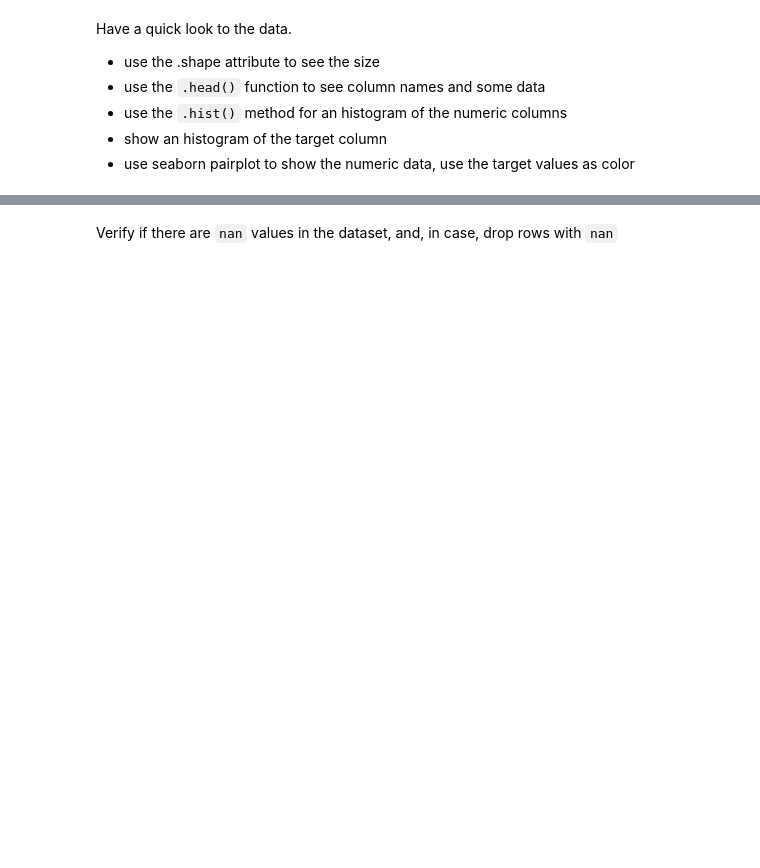
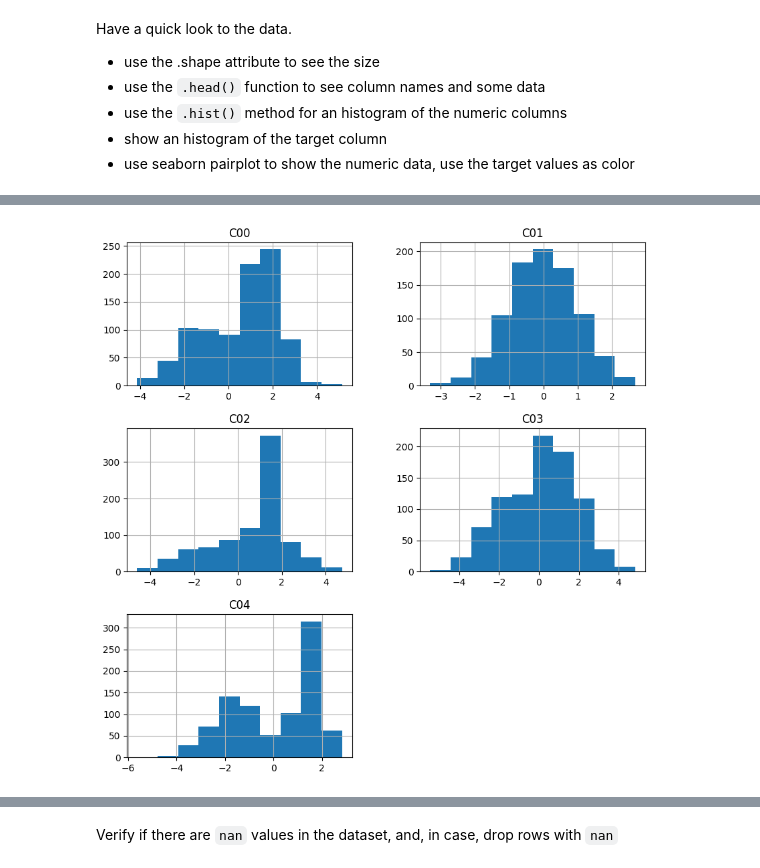
Before and after one commit to jcbraz/bbs-ml, a Jupyter notebook: mock_exam/python_lab_mock_exam_nocode_blind.ipynb, the cells around one changed output, grey strips where cells are left out. Drawn from its saved outputs; the diff is of its cells as text; code cells hidden in the pictures; blank space fills up the shorter version.

```diff
--- a/mock_exam/python_lab_mock_exam_nocode_blind.ipynb
+++ b/mock_exam/python_lab_mock_exam_nocode_blind.ipynb
@@ -22,2 +34,4 @@ The program must be _reproducible_: repeated executions must give the same resul
 # %%
 # insert here your initial variable settings and load the data
+X0 = pd.read_csv('./exam_data.csv')
+X0.head()
@@ -53,0 +65,5 @@ Shape of the input data (1000, 6)
+# %%
+X0.hist(figsize=(10, 10))
+plt.show()
+# %% [output]
+[figure, added]
```
Also changed, not shown: parts of 28 cells of this notebook, 4 other files.
